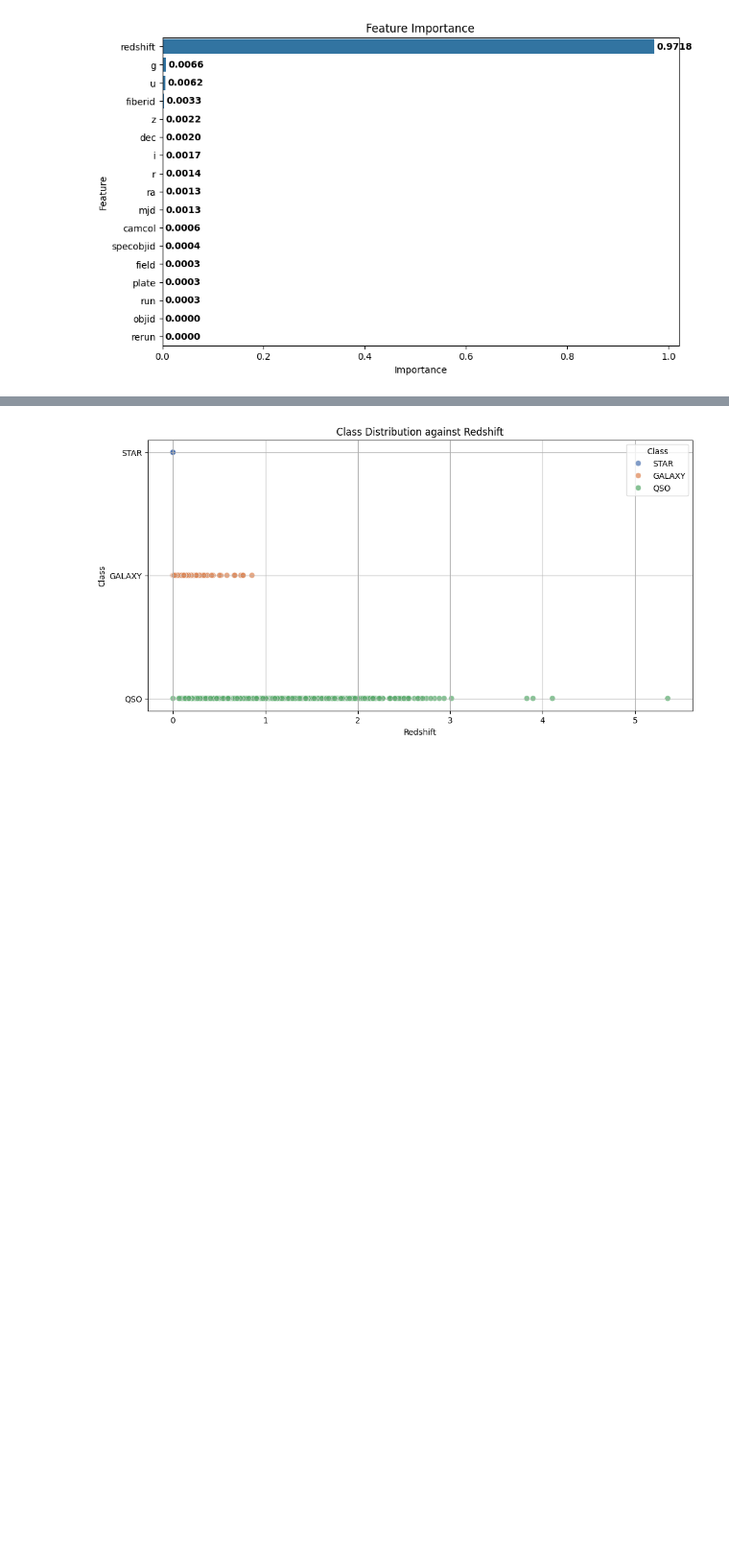
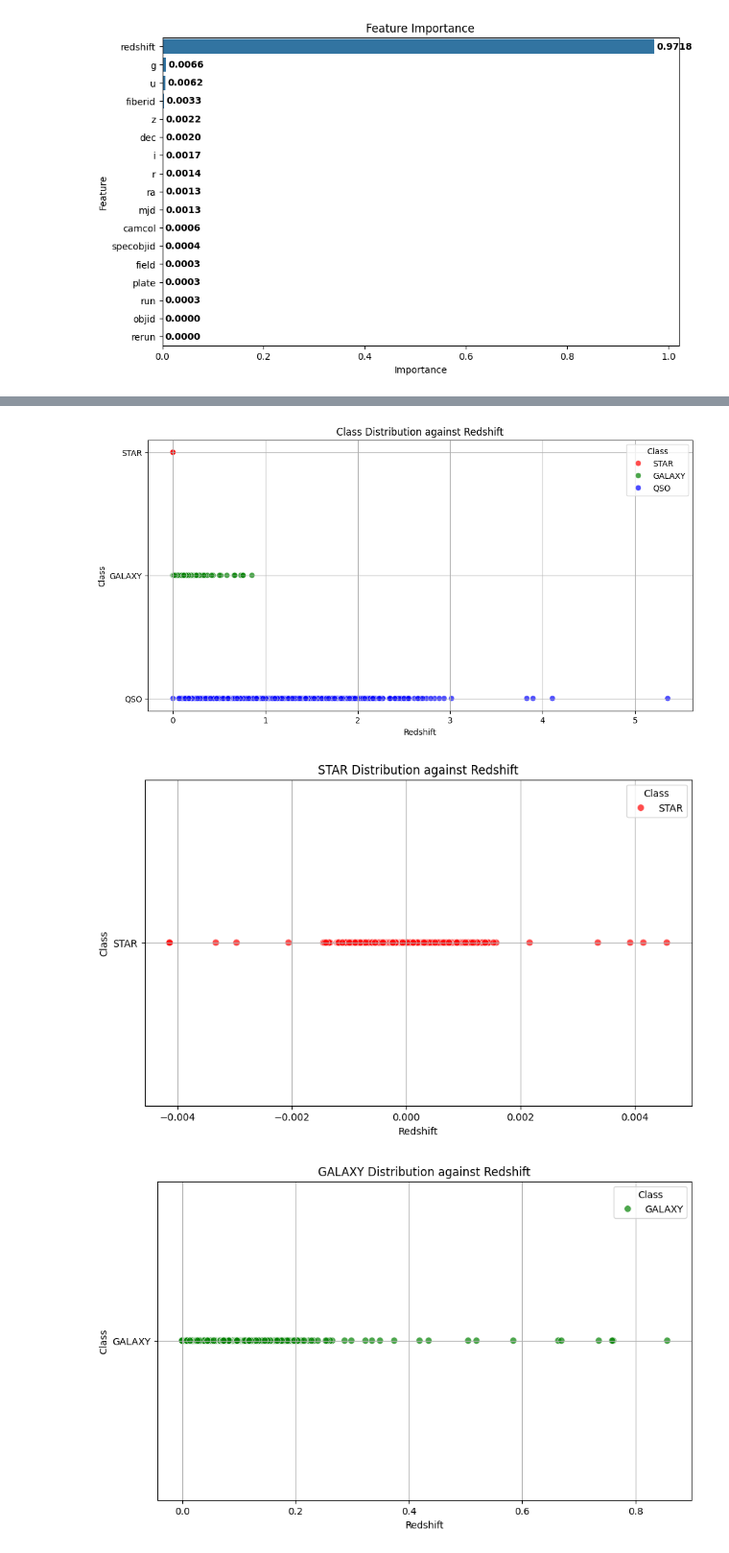
Before and after one commit to Ryan-Ursell/SDSS-DR14-Classification, a Jupyter notebook: py/Q1_folder/Q1.ipynb, the cells around one changed output, grey strips where cells are left out. Shown at 96% size. Saved outputs shown, nothing was run; the diff lists cells and outputs as text; code cells hidden in the pictures; blank space fills up the shorter version.

```diff
--- a/py/Q1_folder/Q1.ipynb
+++ b/py/Q1_folder/Q1.ipynb
@@ -400,16 +400,31 @@ The most likely reason redshift is so important is that it is highly correlated
 # %%
-# Plot each class against redshift
+# Define a custom palette
+custom_palette = {'STAR': 'red', 'GALAXY': 'green', 'QSO': 'blue'}
+
+# Plot all classes against redshift
 plt.figure(figsize=(12, 6))
-sns.scatterplot(data=data, x='redshift', y='class', hue='class', palette='deep', s=50, alpha=0.7)
-
-# Add titles and labels
+sns.scatterplot(data=data, x='redshift', y='class', hue='class', palette=custom_palette, s=50, alpha=0.7)
 plt.title('Class Distribution against Redshift')
 plt.xlabel('Redshift')
 plt.ylabel('Class')
-
-# Show the plot
 plt.legend(title='Class')
 plt.grid(True)
 plt.show()
+
+# Define the classes
+classes = data['class'].unique()
+
+# Create a plot for each class
+for cls in classes:
+    plt.figure(figsize=(10, 6))
+    sns.scatterplot(data=data[data['class'] == cls], x='redshift', y='class', hue='class', palette=custom_palette, s=50, alpha=0.7)
+    plt.title(f'{cls} Distribution against Redshift')
+    plt.xlabel('Redshift')
+    plt.ylabel('Class')
+    plt.legend(title='Class')
+    plt.grid(True)
+    plt.show()
 # %% [output]
-[figure, old version]
+[figure, new version]
+[figure, added]
+[figure, added]
```
Also changed, not shown: parts of 4 cells of this notebook.
